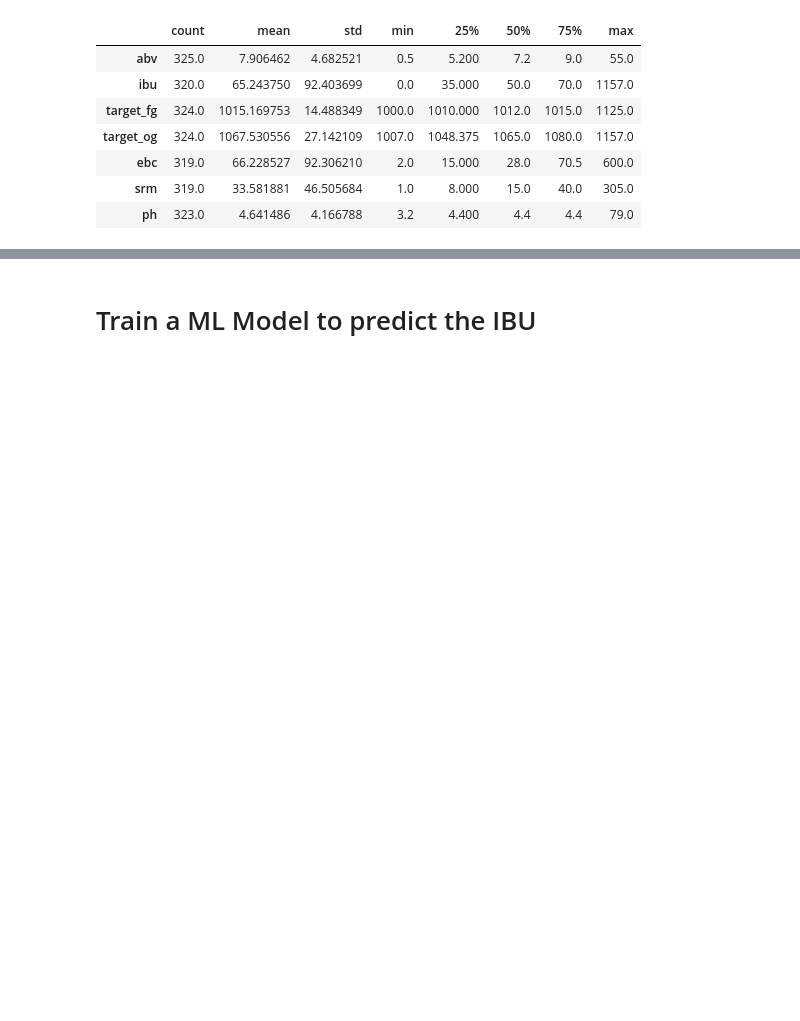
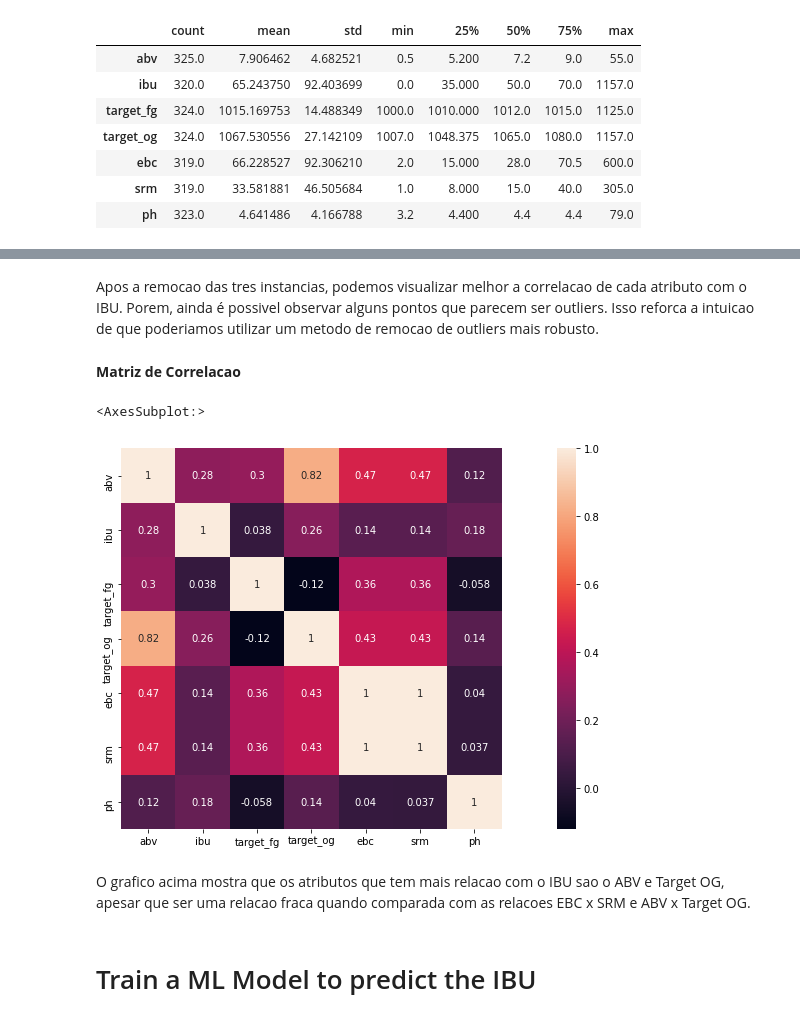
Before and after one commit to arthurbatista/punk_ml, a Jupyter notebook: ml_punk.ipynb, the cells around one changed output, grey strips where cells are left out. Saved outputs shown, nothing was run; the diff lists cells and outputs as text; code cells hidden in the pictures; blank space fills up the shorter version.

Commit message:
Outlier and correlation analysis

```diff
--- a/ml_punk.ipynb
+++ b/ml_punk.ipynb
@@ -133,3 +156,15 @@ dtype: int64
+# %% [markdown]
+Apos a remocao das tres instancias, podemos visualizar melhor a correlacao de cada atributo com o IBU. Porem, ainda  é possivel observar alguns pontos que parecem ser outliers. Isso reforca a intuicao de que poderiamos utilizar um metodo de remocao de outliers mais robusto.
+# %% [markdown]
+**Matriz de Correlacao**
+# %%
+plt.figure(figsize=(20,7))
+sns.heatmap(beer_no_out_df[numeric_atts].corr(), annot=True, square=True)
+# %% [output]
+<AxesSubplot:>
+[figure, added]
+# %% [markdown]
+O grafico acima mostra que os atributos que tem mais relacao com o IBU sao o ABV e Target OG, apesar que ser uma relacao fraca quando comparada com as relacoes EBC x SRM e ABV x Target OG.
 # %% [markdown]
 # Train a ML Model to predict the IBU
 # %%
```
Also changed, not shown: parts of 39 cells of this notebook.
